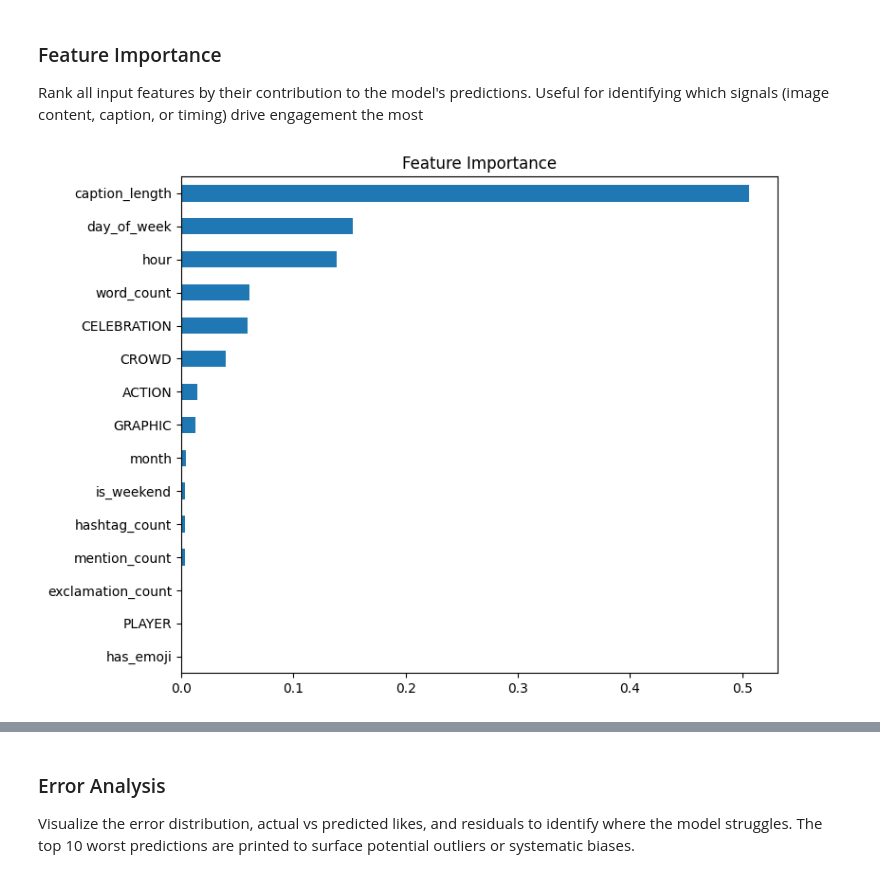
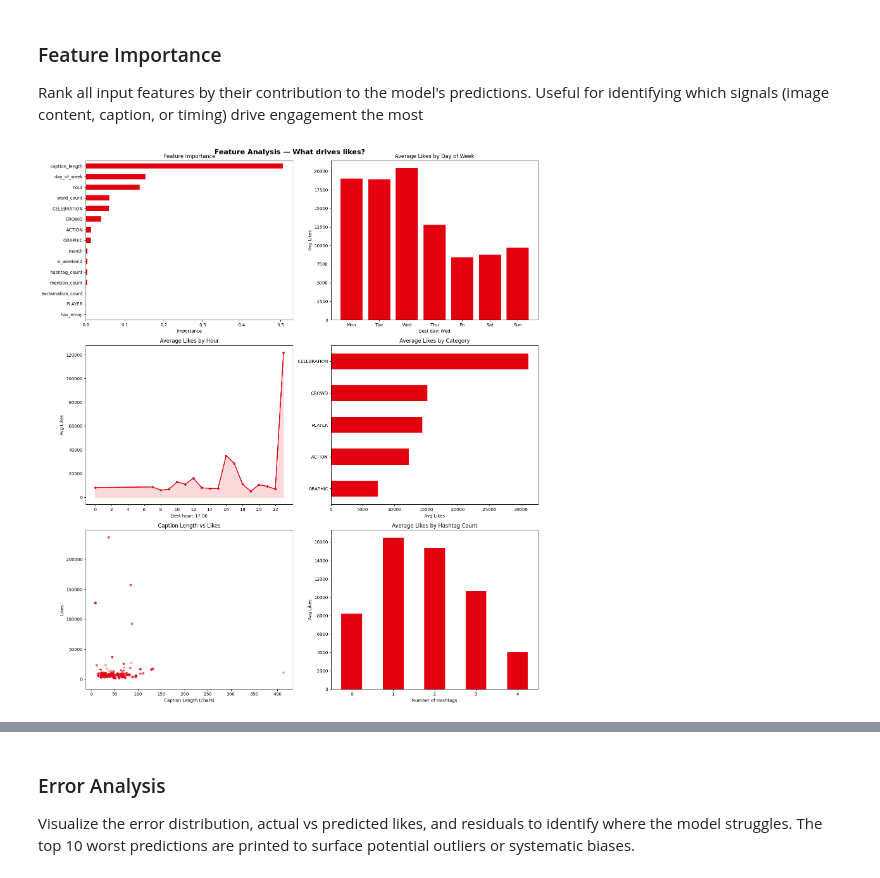
Before and after one commit to nahiaortiz/PSV_-socialmedia_like_prediction, a Jupyter notebook: notebooks/random-forest.ipynb, the cells around one changed output, grey strips where cells are left out. Drawn from its saved outputs; the diff is of its cells as text; code cells hidden in the pictures.

Commit message:
Feautre analysis complete

```diff
--- a/notebooks/random-forest.ipynb
+++ b/notebooks/random-forest.ipynb
@@ -139,12 +141,80 @@ identifying which signals (image content, caption, or timing) drive engagement t
 # %%
 
 import matplotlib.pyplot as plt
+import seaborn as sns
+import numpy as np
 
+fig, axes = plt.subplots(3, 2, figsize=(16, 18))
+fig.suptitle("Feature Analysis — What drives likes?", fontsize=16, fontweight="bold")
+
+# ── 1. Feature Importance ─────────────────────────────────────────────────────
+ax = axes[0, 0]
 importances = pd.Series(rf.feature_importances_, index=FEATURE_COLS)
-importances.sort_values(ascending=True).plot(
-    kind="barh", figsize=(8, 6), title="Feature Importance"
-)
+importances.sort_values().plot(kind="barh", ax=ax, color="#E3000F")
+ax.set_title("Feature Importance")
+ax.set_xlabel("Importance")
+
+# ── 2. Likes by Day of Week ───────────────────────────────────────────────────
+ax = axes[0, 1]
+day_names = ["Mon", "Tue", "Wed", "Thu", "Fri", "Sat", "Sun"]
+df["day_of_week"] = pd.to_datetime(df["timestamp"]).dt.dayofweek
+day_avg = df.groupby("day_of_week")["likes"].mean()
+ax.bar(day_names, day_avg.values, color="#E3000F")
+ax.set_title("Average Likes by Day of Week")
+ax.set_ylabel("Avg Likes")
+best_day = day_names[day_avg.argmax()]
+ax.set_xlabel(f"Best day: {best_day}")
+
+# ── 3. Likes by Hour ──────────────────────────────────────────────────────────
+ax = axes[1, 0]
+df["hour"] = pd.to_datetime(df["timestamp"]).dt.hour
+hour_avg = df.groupby("hour")["likes"].mean()
+ax.plot(hour_avg.index, hour_avg.values, color="#E3000F", linewidth=2, marker="o", markersize=4)
+ax.fill_between(hour_avg.index, hour_avg.values, alpha=0.15, color="#E3000F")
+ax.set_title("Average Likes by Hour")
+ax.set_xlabel(f"Best hour: {hour_avg.argmax()}:00")
+ax.set_ylabel("Avg Likes")
+ax.set_xticks(range(0, 24, 2))
+
+# ── 4. Likes by Category ──────────────────────────────────────────────────────
+ax = axes[1, 1]
+LABEL_COLS = ["CROWD", "CELEBRATION", "GRAPHIC", "PLAYER", "ACTION"]
+cat_avg = {col: df[df[col] == 1]["likes"].mean() for col in LABEL_COLS}
+cat_avg = pd.Series(cat_avg).sort_values()
+cat_avg.plot(kind="barh", ax=ax, color="#E3000F")
+ax.set_title("Average Likes by Category")
+ax.set_xlabel("Avg Likes")
+
+# ── 5. Caption Length vs Likes ────────────────────────────────────────────────
+ax = axes[2, 0]
+ax.scatter(df["caption_length"], df["likes"], alpha=0.3, color="#E3000F", s=20)
+# Trend line
+z = np.polyfit(df["caption_length"].fillna(0), df["likes"], 1)
+p = np.poly1d(z)
+x_line = np.linspace(df["caption_length"].min(), df["caption_length"].max(), 100)
+ax.plot(x_line, p(x_line), color="white", linewidth=1.5, linestyle="--")
+ax.set_title("Caption Length vs Likes")
+ax.set_xlabel("Caption Length (chars)")
+ax.set_ylabel("Likes")
+
+# ── 6. Hashtags vs Likes ──────────────────────────────────────────────────────
+ax = axes[2, 1]
+hashtag_avg = df.groupby("hashtag_count")["likes"].mean().head(15)
+hashtag_avg.plot(kind="bar", ax=ax, color="#E3000F")
+ax.set_title("Average Likes by Hashtag Count")
+ax.set_xlabel("Number of Hashtags")
+ax.set_ylabel("Avg Likes")
+ax.tick_params(axis="x", rotation=0)
+
 plt.tight_layout()
 plt.show()
+
+# ── Summary ───────────────────────────────────────────────────────────────────
+print("=" * 40)
+print(f"Best day to post:     {best_day}")
+print(f"Best hour to post:    {hour_avg.argmax()}:00")
+print(f"Best category:        {cat_avg.idxmax()}")
+print(f"Optimal caption length: {df.groupby(pd.cut(df['caption_length'], bins=5))['likes'].mean().idxmax()}")
+print("=" * 40)
 # %% [output]
-[figure, old version]
+[figure, new version]
```
Also changed, not shown: parts of 2 cells of this notebook, 1 other file.
